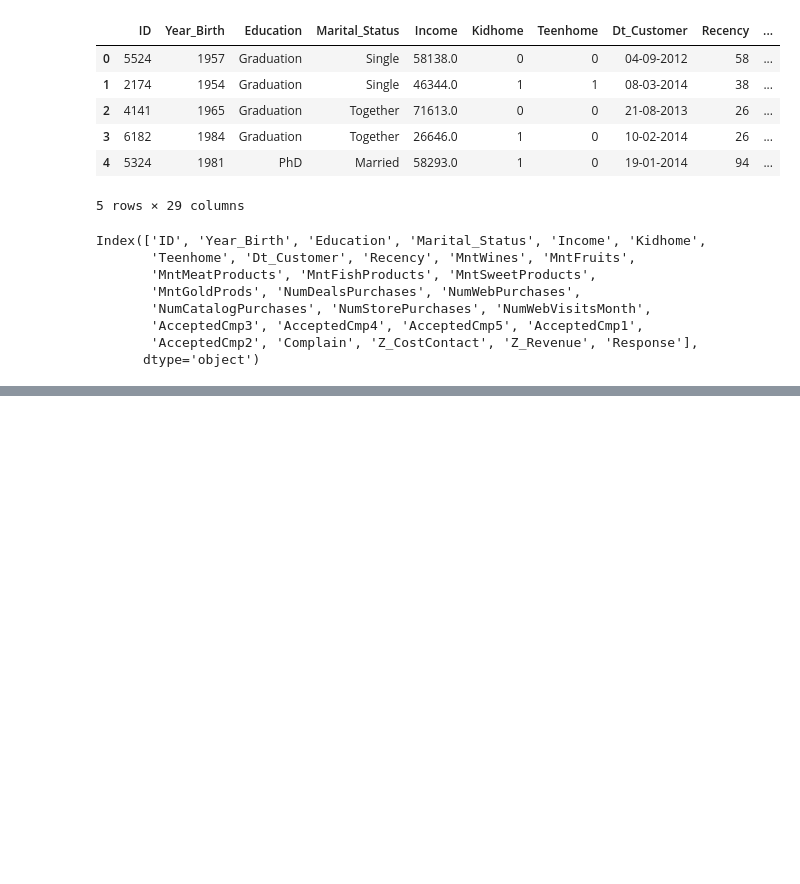
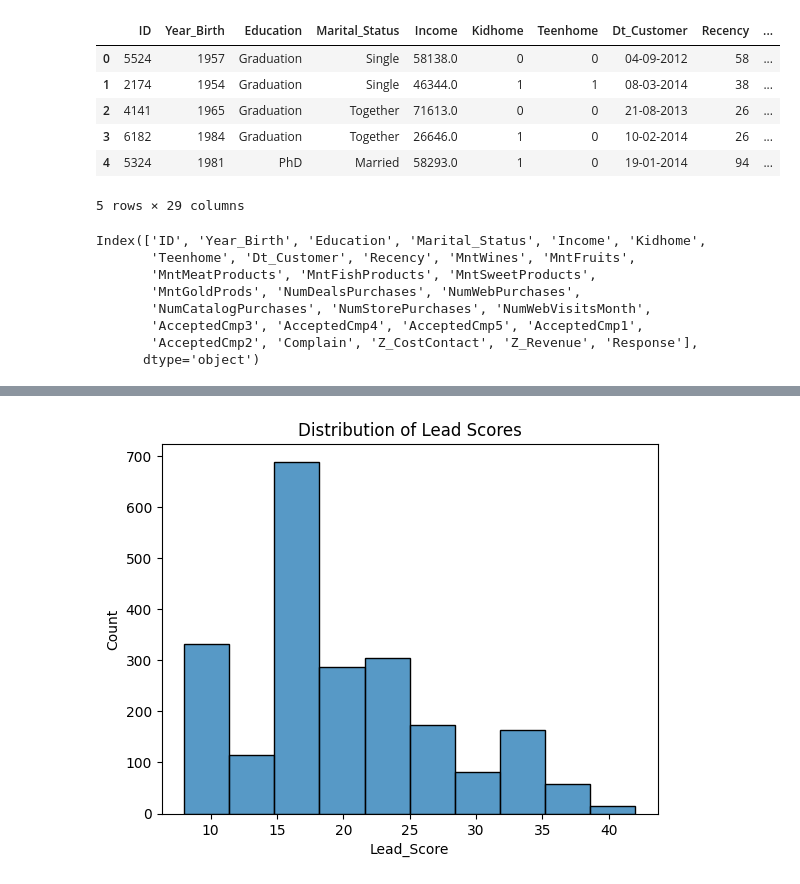
Before and after one commit to NervousBlakedown/customer_behavior_modeling, a Jupyter notebook: lead_scoring.ipynb, the cells around one changed output, grey strips where cells are left out. Cells and saved outputs as stored; diff of their text form; code cells hidden in the pictures; blank space fills up the shorter version.

```diff
--- a/lead_scoring.ipynb
+++ b/lead_scoring.ipynb
@@ -27,0 +233,8 @@ Index(['ID', 'Year_Birth', 'Education', 'Marital_Status', 'Income', 'Kidhome',
+# %%
+import pandas as pd
+
+# Assuming df is the DataFrame containing your data
+df_clean = df.dropna()
+
+# Check that missing rows are removed
+print(f"Remaining rows after dropping missing data: {df_clean.shape[0]}")
@@ -27,0 +253,15 @@ Index(['ID', 'Year_Birth', 'Education', 'Marital_Status', 'Income', 'Kidhome',
+# %%
+# Feature: Total amount spent on all products
+df_clean.loc[:, 'Total_Spent'] = df_clean[['MntWines', 'MntFruits', 'MntMeatProducts', 'MntFishProducts', 'MntSweetProducts', 'MntGoldProds']].sum(axis=1)
+
+# Feature: Family size (children + teenagers)
+df_clean.loc[:, 'Family_Size'] = df_clean['Kidhome'] + df_clean['Teenhome']
+
+# Feature: Engagement level (based on website visits and recency)
+df_clean.loc[:, 'Engagement'] = df_clean['NumWebVisitsMonth'] / df_clean['Recency']
+
+# Feature: Number of campaigns accepted
+df_clean.loc[:, 'Total_Accepted_Campaigns'] = df_clean[['AcceptedCmp1', 'AcceptedCmp2', 'AcceptedCmp3', 'AcceptedCmp4', 'AcceptedCmp5']].sum(axis=1)
+
+# Check the newly created features
+print(df_clean[['Total_Spent', 'Family_Size', 'Engagement', 'Total_Accepted_Campaigns']].head())
@@ -27,0 +346,10 @@ Index(['ID', 'Year_Birth', 'Education', 'Marital_Status', 'Income', 'Kidhome',
+# %%
+import matplotlib.pyplot as plt
+import seaborn as sns
+
+# Plot the distribution of lead scores
+sns.histplot(df_clean['Lead_Score'], bins=10)
+plt.title("Distribution of Lead Scores")
+plt.show()
+# %% [output]
+[figure, added]
```
Also changed, not shown: parts of 17 cells of this notebook.
